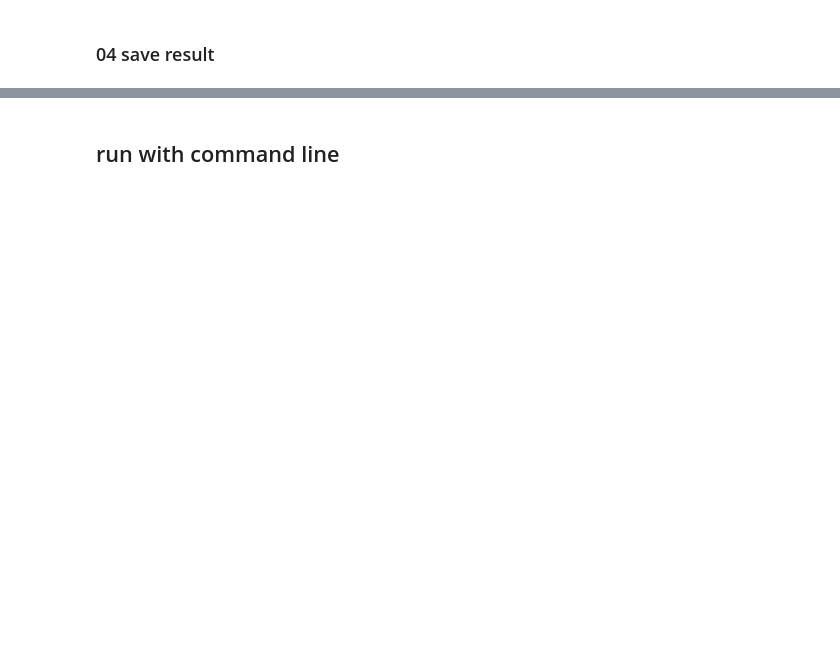
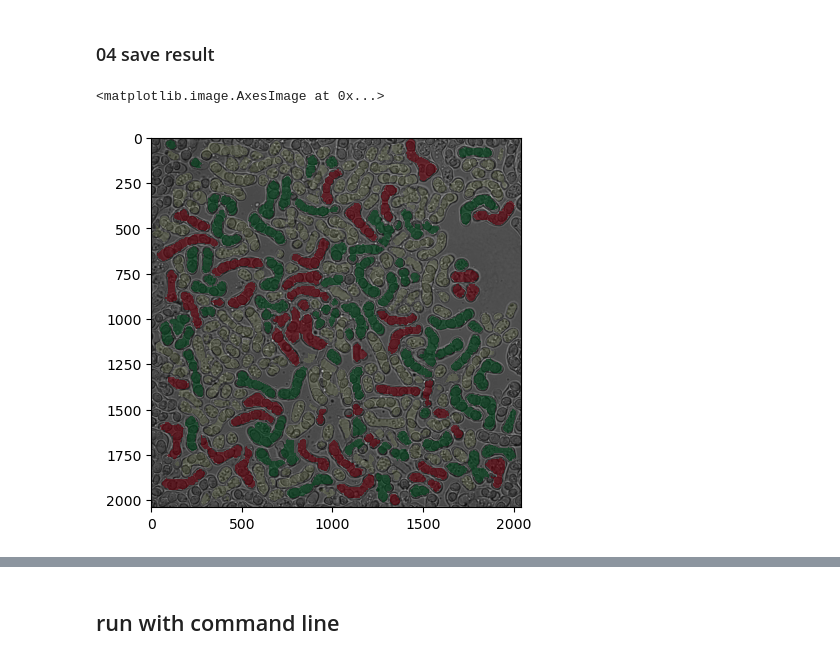
Before and after one commit to wanlanli/deepYeast, a Jupyter notebook: share/Sjs/mating_straties.ipynb, the cells around one changed output, grey strips where cells are left out. Saved outputs shown, nothing was run; the diff lists cells and outputs as text; code cells hidden in the pictures; blank space fills up the shorter version.

```diff
--- a/share/Sjs/mating_straties.ipynb
+++ b/share/Sjs/mating_straties.ipynb
@@ -42,4 +38,4 @@ mask = post_process_panoptic(output["panoptic_pred"][0].numpy(), area_threshold=
 # %% [markdown]
 ### 03 counting
 # %%
-fimageobj = FluorescentImage(image, mask)
+fimageobj = CellImage(image, mask)
@@ -46,2 +46,4 @@ fimageobj = FluorescentImage(image, mask)
 # %%
-data = fimageobj.cell_classification(n_components=4, init_params='kmeans')
+data = fimageobj.get_fluorescent_intensity()
+cluster = FluorescentClassification(data)
+data_pred, clustering = cluster.predition_data_type(n_components=4, init_params='kmeans')
@@ -58,2 +65,18 @@ information and possible workarounds, please see
 # %% [markdown]
 ### 04 save result
+# %%
+showdata = cluster.data.copy()
+showdata[['centroid_0','centroid_1','semantic']] = fimageobj.mask.instance_properties[['centroid_0','centroid_1','semantic']]
+# %%
+LABELMAP = {0: [0], 1: [1], 2: [2, 3]}
+w = fimageobj.mask.get_cells(showdata.loc[showdata.channel_prediction.isin(LABELMAP[0])].index)
+r = fimageobj.mask.get_cells(showdata.loc[showdata.channel_prediction.isin(LABELMAP[1])].index)
+g = fimageobj.mask.get_cells(showdata.loc[showdata.channel_prediction.isin(LABELMAP[2])].index)
+# %%
+plt.imshow(image[:,:,0], 'gray')
+plt.imshow(np.ma.masked_where(r<1, r>0), vmin=0.5, cmap='Greens', alpha=0.6)
+plt.imshow(np.ma.masked_where(g<1, g>0), vmin=0.5, cmap='Reds', alpha=0.6)
+plt.imshow(np.ma.masked_where(w<1, w>0), cmap='Wistia', alpha=0.1)
+# %% [output]
+<matplotlib.image.AxesImage at 0x...>
+[figure, added]
```
Also changed, not shown: parts of 19 cells of this notebook, 31 other files.
